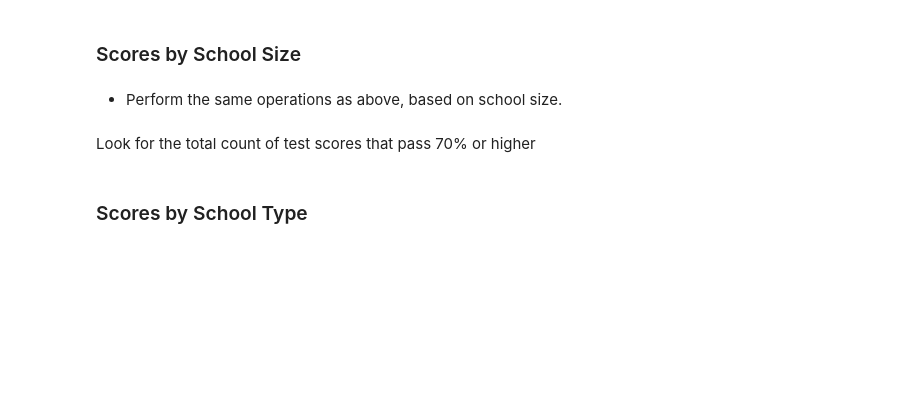
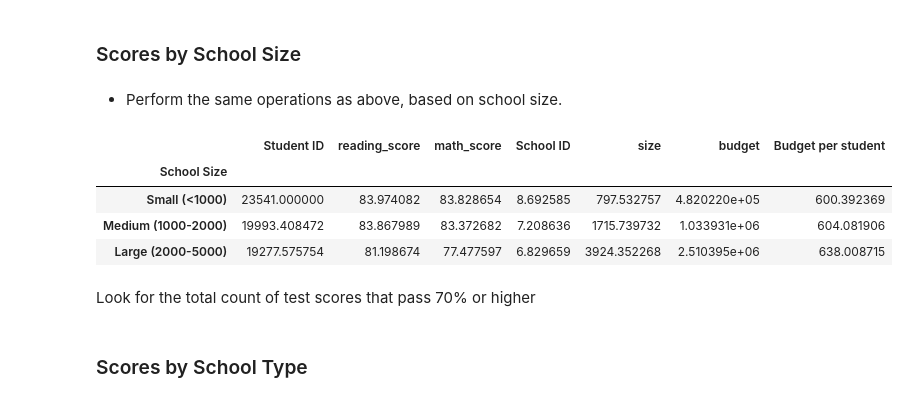
Before and after one commit to stilsons/DS-311-Python-Assignments, a Jupyter notebook: Week_03_Pandas_Steve/Python_Lab_Assignment.ipynb, the cells around one changed output. Cells and saved outputs as stored; diff of their text form; code cells hidden in the pictures; blank space fills up the shorter version.

```diff
--- a/Week_03_Pandas_Steve/Python_Lab_Assignment.ipynb
+++ b/Week_03_Pandas_Steve/Python_Lab_Assignment.ipynb
@@ -427,3 +511,17 @@ group_names = ["Small (<1000)", "Medium (1000-2000)", "Large (2000-5000)"]
+# %%
+# Create a new column for the bin groups
+# school_data_complete["size"]
+# school_data_complete.drop(["total_num_students"], axis = 1, inplace = True)
+df_s = school_data_complete
+df_s["School Size"]=pd.cut(school_data_complete["size"], size_bins, labels=group_names)
+# df_s["School Size"]
+df_s.groupby(["School Size"]).mean()
+# %% [output]
+|  | Student ID | reading_score | math_score | School ID | size | budget | Budget per student |
+| School Size |  |  |  |  |  |  |  |
+| Small (<1000) | 23541.000000 | 83.974082 | 83.828654 | 8.692585 | 797.532757 | 4.820220e+05 | 600.392369 |
+| Medium (1000-2000) | 19993.408472 | 83.867989 | 83.372682 | 7.208636 | 1715.739732 | 1.033931e+06 | 604.081906 |
+| Large (2000-5000) | 19277.575754 | 81.198674 | 77.477597 | 6.829659 | 3924.352268 | 2.510395e+06 | 638.008715 |
 # %% [markdown]
 Look for the total count of test scores that pass 70% or higher
 # %%
```
Also changed, not shown: parts of 24 cells of this notebook.
